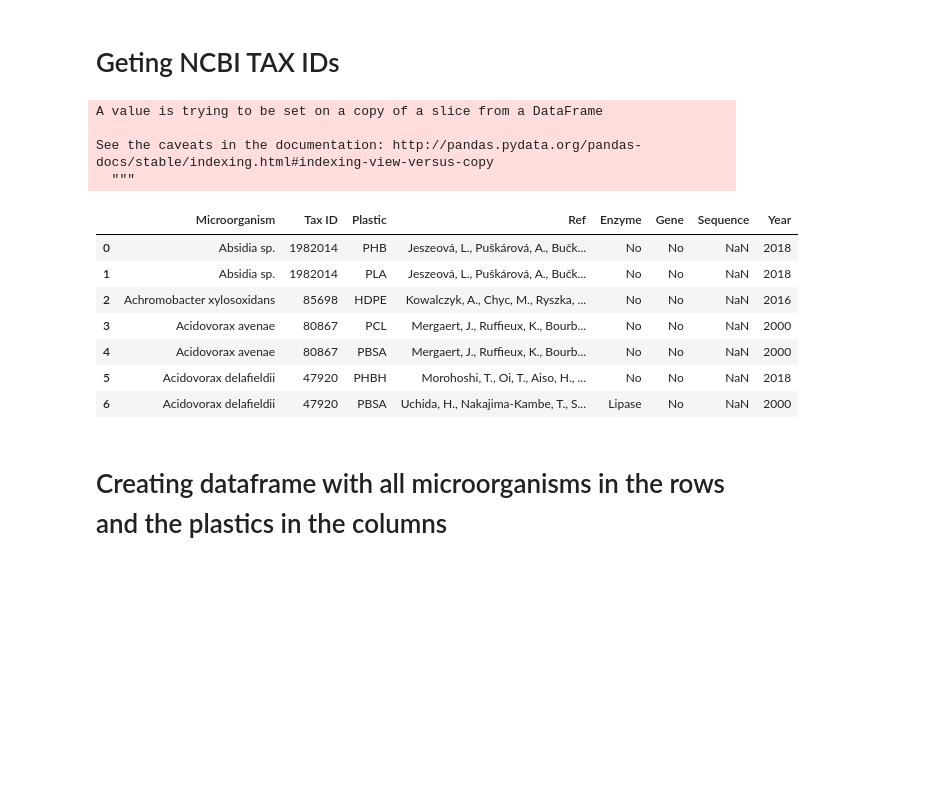
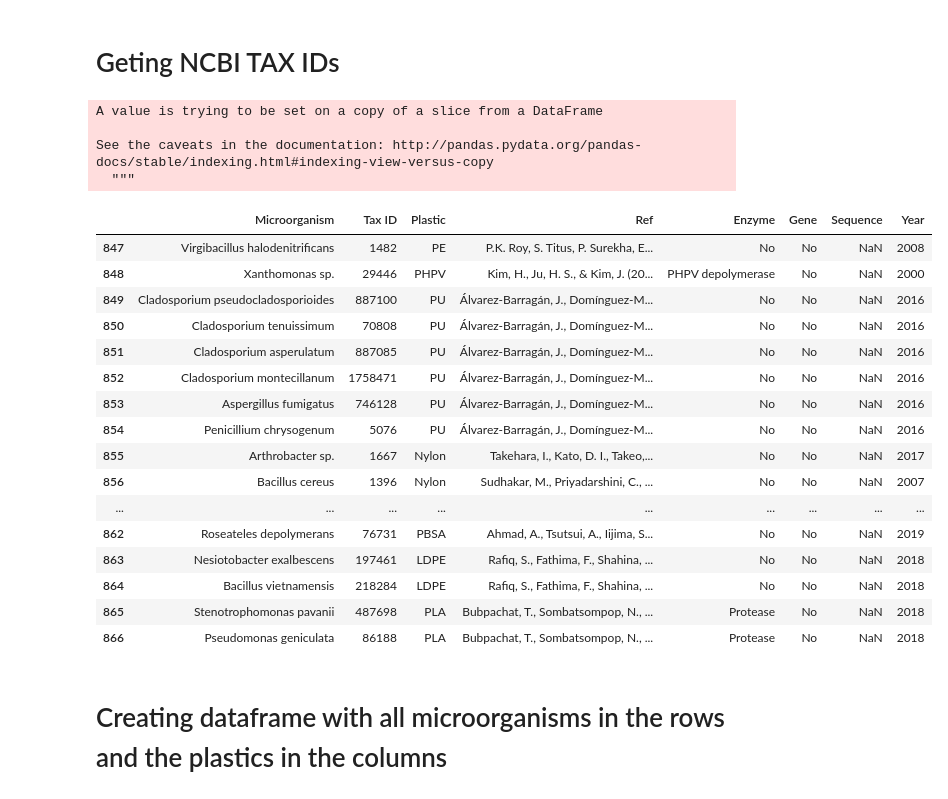
Before and after one commit to VictorGambarini/PlasticDegradersTree, a Jupyter notebook: Tree_tutorial.ipynb, the cells around one changed output. Saved outputs shown, nothing was run; the diff lists cells and outputs as text; code cells hidden in the pictures; blank space fills up the shorter version.

```diff
--- a/Tree_tutorial.ipynb
+++ b/Tree_tutorial.ipynb
@@ -116,23 +118,32 @@ ncbi = NCBITaxa()
 # %%
 #If it returns an error, just wait, it will get the dataframe anyway.
 for index, row in df.iterrows():
     if row["Tax ID"] == 0:
         name2taxid = ncbi.get_name_translator([row["Microorganism"]])
         df["Tax ID"][row.name] = str(name2taxid.values()).replace("[","").replace("]","").split("(")[1].split(")")[0]
-df.head(7)
+df.tail(20)
 # %% [output]
 A value is trying to be set on a copy of a slice from a DataFrame
 
 See the caveats in the documentation: http://pandas.pydata.org/pandas-docs/stable/indexing.html#indexing-view-versus-copy
   """
 |  | Microorganism | Tax ID | Plastic | Ref | Enzyme | Gene | Sequence | Year |
-| 0 | Absidia sp. | 1982014 | PHB | Jeszeová, L., Puškárová, A., Bučk... | No | No | NaN | 2018 |
-| 1 | Absidia sp. | 1982014 | PLA | Jeszeová, L., Puškárová, A., Bučk... | No | No | NaN | 2018 |
-| 2 | Achromobacter xylosoxidans | 85698 | HDPE | Kowalczyk, A., Chyc, M., Ryszka, ... | No | No | NaN | 2016 |
-| 3 | Acidovorax avenae | 80867 | PCL | Mergaert, J., Ruffieux, K., Bourb... | No | No | NaN | 2000 |
-| 4 | Acidovorax avenae | 80867 | PBSA | Mergaert, J., Ruffieux, K., Bourb... | No | No | NaN | 2000 |
-| 5 | Acidovorax delafieldii | 47920 | PHBH | Morohoshi, T., Oi, T., Aiso, H., ... | No | No | NaN | 2018 |
-| 6 | Acidovorax delafieldii | 47920 | PBSA | Uchida, H., Nakajima-Kambe, T., S... | Lipase | No | NaN | 2000 |
+| 847 | Virgibacillus halodenitrificans | 1482 | PE | P.K. Roy, S. Titus, P. Surekha, E... | No | No | NaN | 2008 |
+| 848 | Xanthomonas sp. | 29446 | PHPV | Kim, H., Ju, H. S., & Kim, J. (20... | PHPV depolymerase | No | NaN | 2000 |
+| 849 | Cladosporium pseudocladosporioides | 887100 | PU | Álvarez-Barragán, J., Domínguez-M... | No | No | NaN | 2016 |
+| 850 | Cladosporium tenuissimum | 70808 | PU | Álvarez-Barragán, J., Domínguez-M... | No | No | NaN | 2016 |
+| 851 | Cladosporium asperulatum | 887085 | PU | Álvarez-Barragán, J., Domínguez-M... | No | No | NaN | 2016 |
+| 852 | Cladosporium montecillanum | 1758471 | PU | Álvarez-Barragán, J., Domínguez-M... | No | No | NaN | 2016 |
+| 853 | Aspergillus fumigatus | 746128 | PU | Álvarez-Barragán, J., Domínguez-M... | No | No | NaN | 2016 |
+| 854 | Penicillium chrysogenum | 5076 | PU | Álvarez-Barragán, J., Domínguez-M... | No | No | NaN | 2016 |
+| 855 | Arthrobacter sp. | 1667 | Nylon | Takehara, I., Kato, D. I., Takeo,... | No | No | NaN | 2017 |
+| 856 | Bacillus cereus | 1396 | Nylon | Sudhakar, M., Priyadarshini, C., ... | No | No | NaN | 2007 |
+| ... | ... | ... | ... | ... | ... | ... | ... | ... |
+| 862 | Roseateles depolymerans | 76731 | PBSA | Ahmad, A., Tsutsui, A., Iijima, S... | No | No | NaN | 2019 |
+| 863 | Nesiotobacter exalbescens | 197461 | LDPE | Rafiq, S., Fathima, F., Shahina, ... | No | No | NaN | 2018 |
+| 864 | Bacillus vietnamensis | 218284 | LDPE | Rafiq, S., Fathima, F., Shahina, ... | No | No | NaN | 2018 |
+| 865 | Stenotrophomonas pavanii | 487698 | PLA | Bubpachat, T., Sombatsompop, N., ... | Protease | No | NaN | 2018 |
+| 866 | Pseudomonas geniculata | 86188 | PLA | Bubpachat, T., Sombatsompop, N., ... | Protease | No | NaN | 2018 |
 # %% [markdown]
 <a id='Creating-dataframe-with-all-microorganisms-in-the-rows-and-the-plastics-in-the-columns'></a>
 # Creating dataframe with all microorganisms in the rows and the plastics in the columns
```
Also changed, not shown: parts of 45 cells of this notebook.
